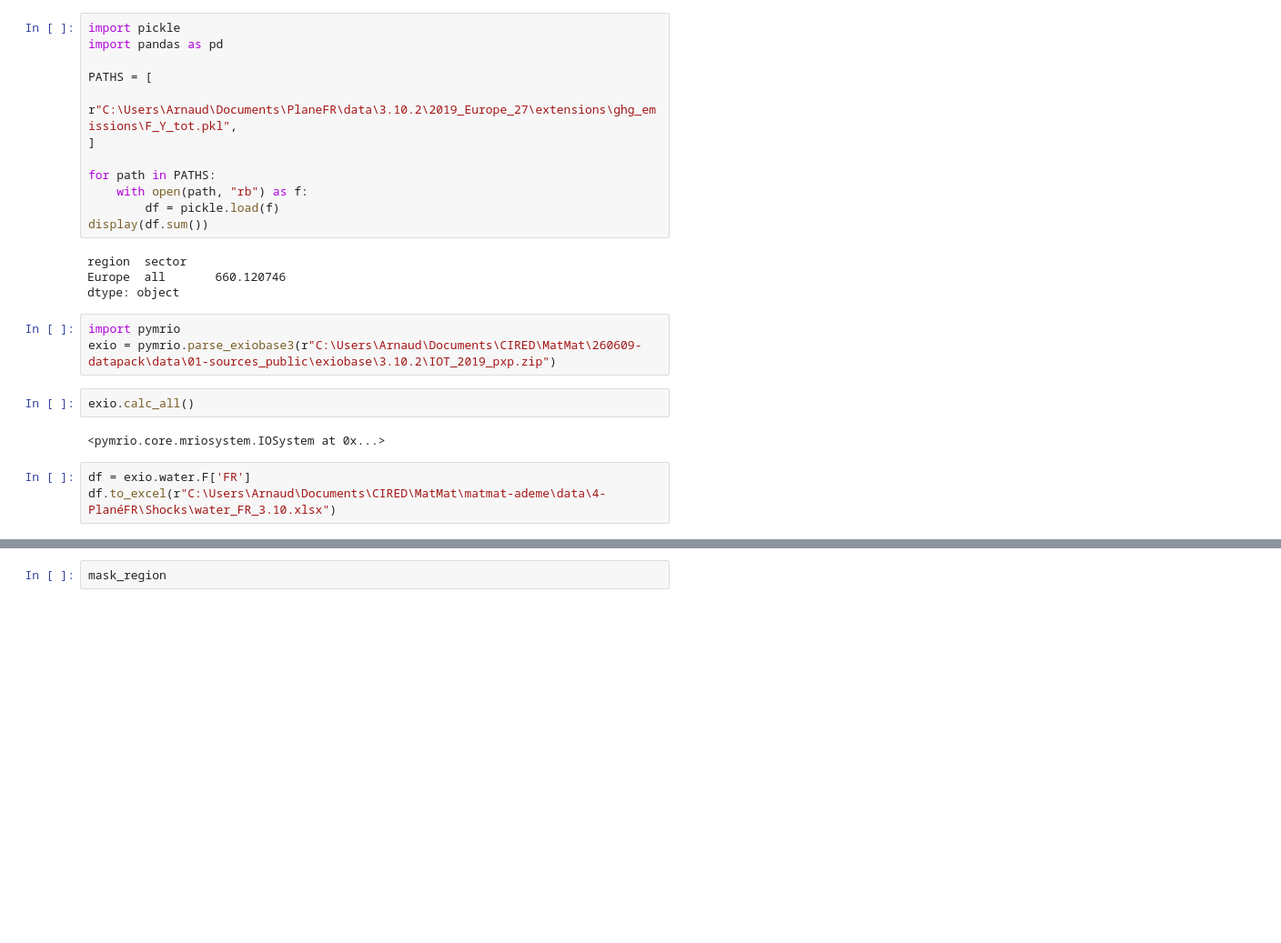
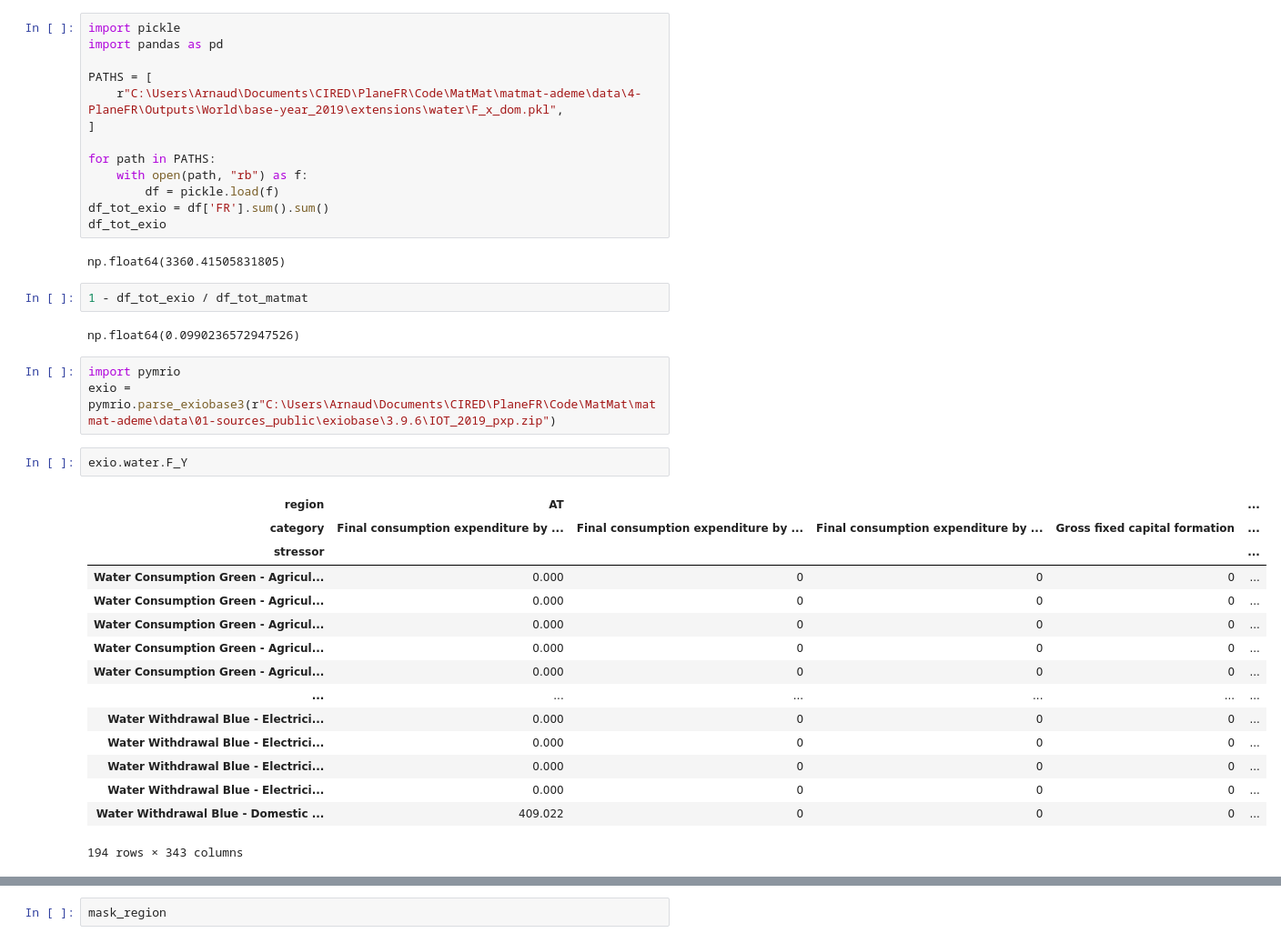
Before and after one commit to Arnaud-destarac/PlaneFR, a Jupyter notebook: notebooks/Untitled-1.ipynb, the cells around one changed output, grey strips where cells are left out. Shown at 91% size. Cells and saved outputs as stored; diff of their text form; blank space fills up the shorter version.

```diff
--- a/notebooks/Untitled-1.ipynb
+++ b/notebooks/Untitled-1.ipynb
@@ -31,25 +60,39 @@ import pickle
 import pandas as pd
 
 PATHS = [
-    r"C:\Users\Arnaud\Documents\PlaneFR\data\3.10.2\2019_Europe_27\extensions\ghg_emissions\F_Y_tot.pkl",
+    r"C:\Users\Arnaud\Documents\CIRED\PlaneFR\Code\MatMat\matmat-ademe\data\4-PlaneFR\Outputs\World\base-year_2019\extensions\water\F_x_dom.pkl",
 ]
 
 for path in PATHS:
     with open(path, "rb") as f:
         df = pickle.load(f)
-display(df.sum())
+df_tot_exio = df['FR'].sum().sum()
+df_tot_exio
 # %% [output]
-region  sector
-Europe  all       660.120746
-dtype: object
+np.float64(3360.41505831805)
+# %%
+1 - df_tot_exio / df_tot_matmat
+# %% [output]
+np.float64(0.0990236572947526)
 # %%
 import pymrio
-exio = pymrio.parse_exiobase3(r"C:\Users\Arnaud\Documents\CIRED\MatMat\260609-datapack\data\01-sources_public\exiobase\3.10.2\IOT_2019_pxp.zip")
+exio = pymrio.parse_exiobase3(r"C:\Users\Arnaud\Documents\CIRED\PlaneFR\Code\MatMat\matmat-ademe\data\01-sources_public\exiobase\3.9.6\IOT_2019_pxp.zip")
-# %%
-exio.calc_all()
-# %% [output]
-<pymrio.core.mriosystem.IOSystem at 0x...>
-# %%
-df = exio.water.F['FR']
-df.to_excel(r"C:\Users\Arnaud\Documents\CIRED\MatMat\matmat-ademe\data\4-PlanéFR\Shocks\water_FR_3.10.xlsx")
+# %%
+exio.water.F_Y
+# %% [output]
+| region | AT |  |  |  | ... |
+| category | Final consumption expenditure by ... | Final consumption expenditure by ... | Final consumption expenditure by ... | Gross fixed capital formation | ... |
+| stressor |  |  |  |  | ... |
+| Water Consumption Green - Agricul... | 0.000 | 0 | 0 | 0 | ... |
+| Water Consumption Green - Agricul... | 0.000 | 0 | 0 | 0 | ... |
+| Water Consumption Green - Agricul... | 0.000 | 0 | 0 | 0 | ... |
+| Water Consumption Green - Agricul... | 0.000 | 0 | 0 | 0 | ... |
+| Water Consumption Green - Agricul... | 0.000 | 0 | 0 | 0 | ... |
+| ... | ... | ... | ... | ... | ... |
+| Water Withdrawal Blue - Electrici... | 0.000 | 0 | 0 | 0 | ... |
+| Water Withdrawal Blue - Electrici... | 0.000 | 0 | 0 | 0 | ... |
+| Water Withdrawal Blue - Electrici... | 0.000 | 0 | 0 | 0 | ... |
+| Water Withdrawal Blue - Electrici... | 0.000 | 0 | 0 | 0 | ... |
+| Water Withdrawal Blue - Domestic ... | 409.022 | 0 | 0 | 0 | ... |
+194 rows × 343 columns
 # %%
```
Also changed, not shown: parts of 4 cells of this notebook, 11 other files.
